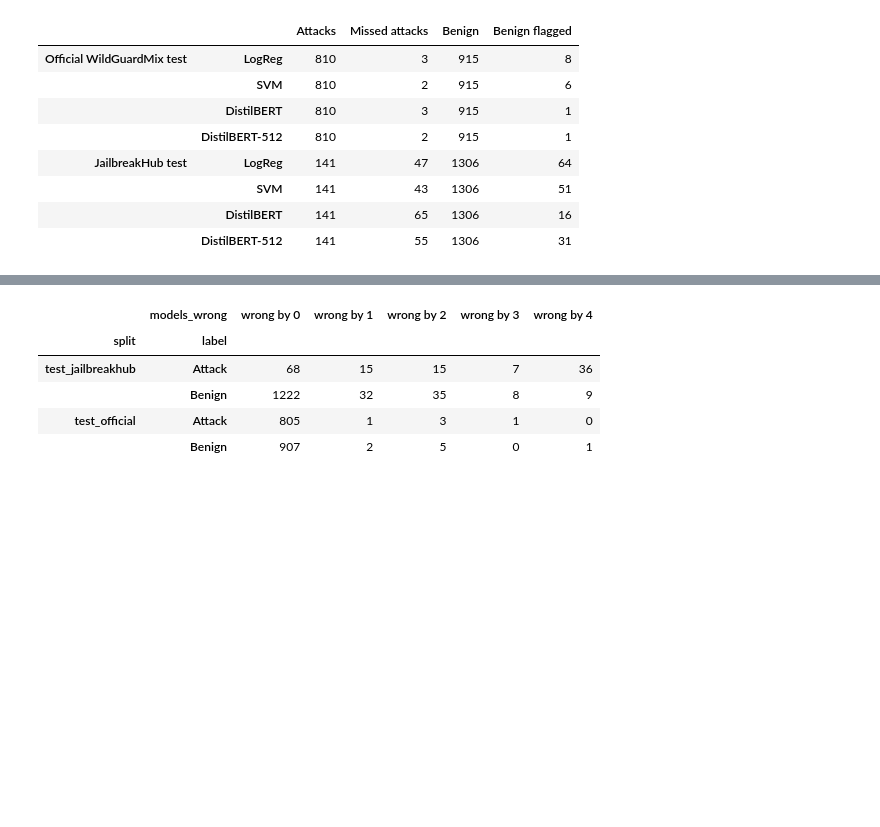
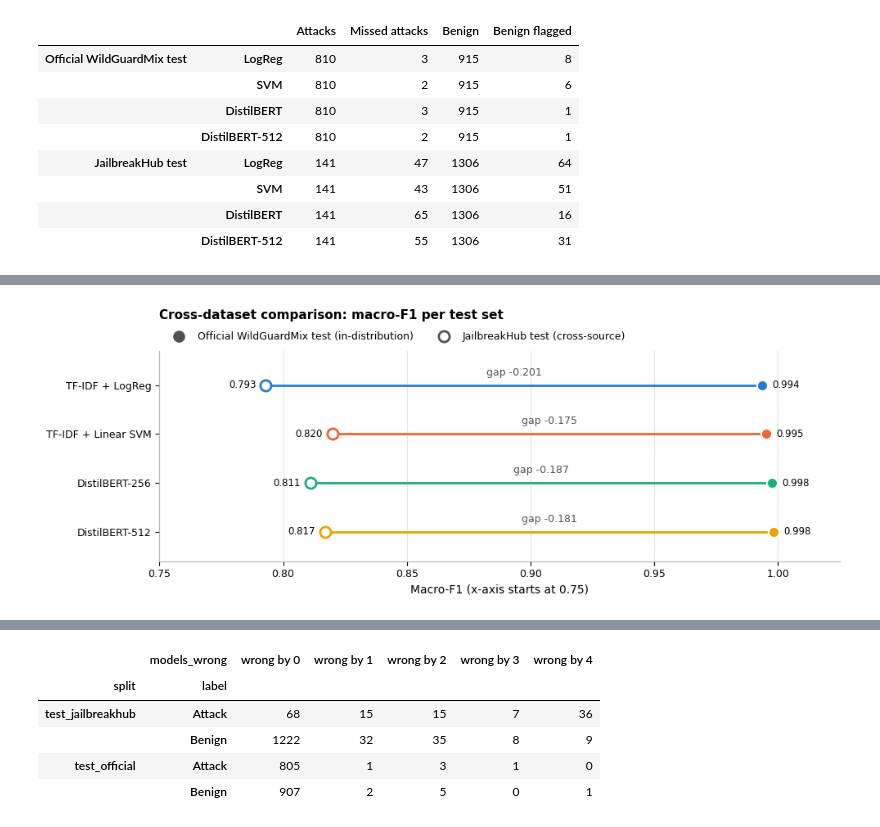
Before and after one commit to cantbe-vaishnav/NLP_PROJECT, a Jupyter notebook: notebooks/task_a_error_analysis_v2.ipynb, the cells around one changed output, grey strips where cells are left out. Saved outputs shown, nothing was run; the diff lists cells and outputs as text; code cells hidden in the pictures; blank space fills up the shorter version.

```diff
--- a/notebooks/task_a_error_analysis_v2.ipynb
+++ b/notebooks/task_a_error_analysis_v2.ipynb
@@ -57,0 +141,29 @@ pd.DataFrame(counts).T
+# %%
+# Cross-dataset comparison: macro-F1 on the official WildGuardMix test vs the JailbreakHub test, per model (same runs,
+# default thresholds). Dots, not bars, so the x-axis can start at 0.75 without exaggerating bar lengths.
+fig, ax = plt.subplots(figsize=(10, 3.8))
+rows = np.arange(len(models))[::-1]
+for row, model in zip(rows, models):
+    in_source = performance.loc[(split_names["test_official"], model), "Macro-F1"]
+    cross_source = performance.loc[(split_names["test_jailbreakhub"], model), "Macro-F1"]
+    ax.plot([cross_source, in_source], [row, row], color=MODEL_COLORS[model], linewidth=2, zorder=1)
+    ax.scatter(in_source, row, s=90, color=MODEL_COLORS[model], edgecolor="white", linewidth=1.5, zorder=2)
+    ax.scatter(cross_source, row, s=90, facecolor="white", edgecolor=MODEL_COLORS[model], linewidth=2, zorder=2)
+    ax.text((in_source + cross_source) / 2, row + 0.2, f"gap {cross_source - in_source:+.3f}", ha="center", fontsize=9,
+            color=TEXT_SECONDARY)
+    ax.text(cross_source - 0.004, row, f"{cross_source:.3f}", ha="right", va="center", fontsize=8.5)
+    ax.text(in_source + 0.004, row, f"{in_source:.3f}", ha="left", va="center", fontsize=8.5)
+ax.scatter([], [], s=90, color="#52514e", label="Official WildGuardMix test (in-distribution)")
+ax.scatter([], [], s=90, facecolor="white", edgecolor="#52514e", linewidth=2, label="JailbreakHub test (cross-source)")
+ax.set_yticks(rows, [MODEL_LABELS[model] for model in models])
+ax.set_ylim(-0.6, len(models) - 0.3)
+ax.set_xlim(0.75, 1.025)
+ax.set_xticks(np.arange(0.75, 1.001, 0.05))
+ax.grid(axis="x", visible=True)
+ax.grid(axis="y", visible=False)
+ax.set_xlabel("Macro-F1 (x-axis starts at 0.75)")
+ax.legend(loc="lower left", bbox_to_anchor=(0, 1.0), ncol=2)
+ax.set_title("Cross-dataset comparison: macro-F1 per test set", loc="left", pad=28)
+fig.tight_layout()
+# %% [output]
+[figure, added]
```
Also changed, not shown: parts of 15 cells of this notebook, 4 other files.
